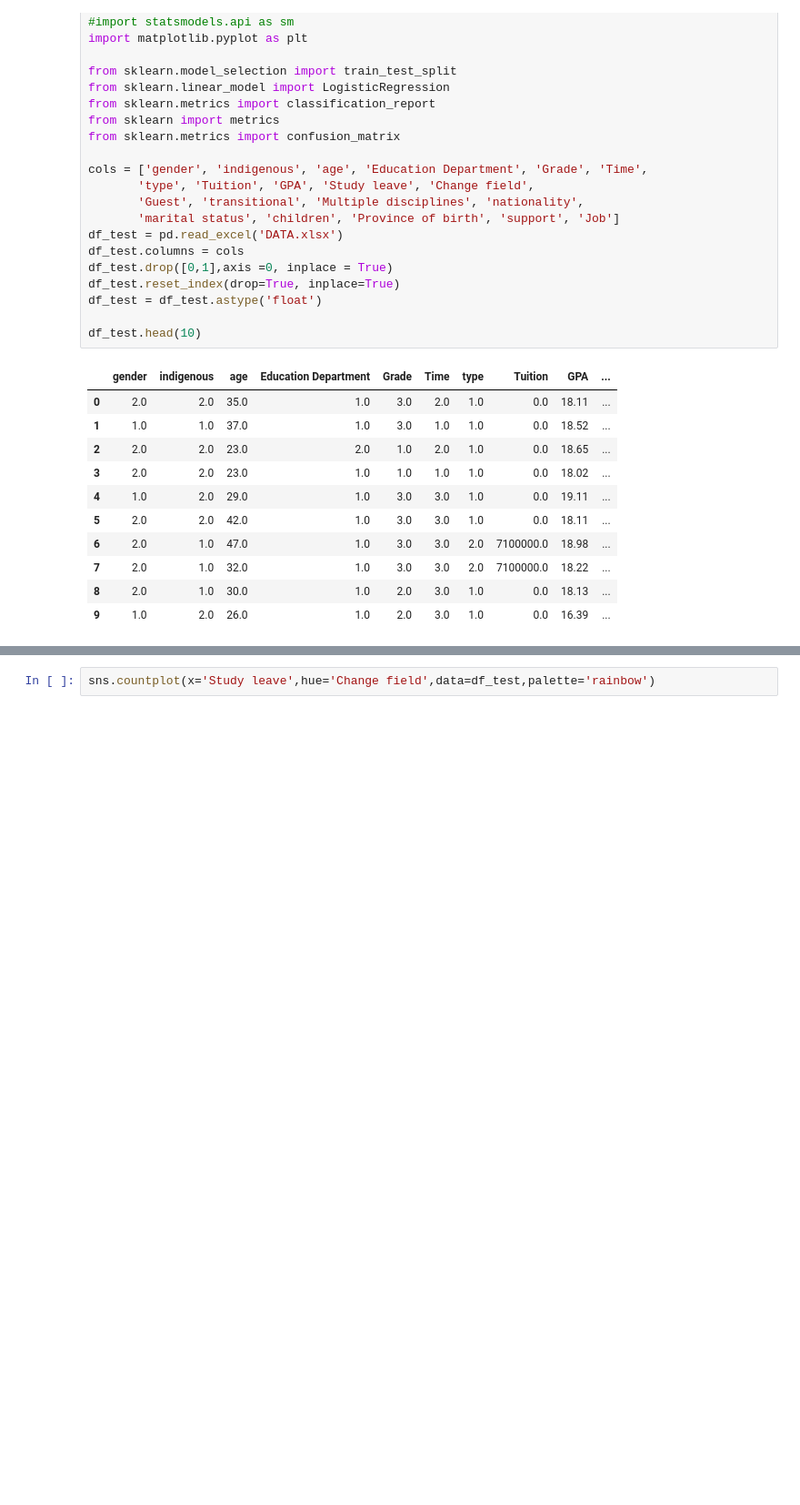
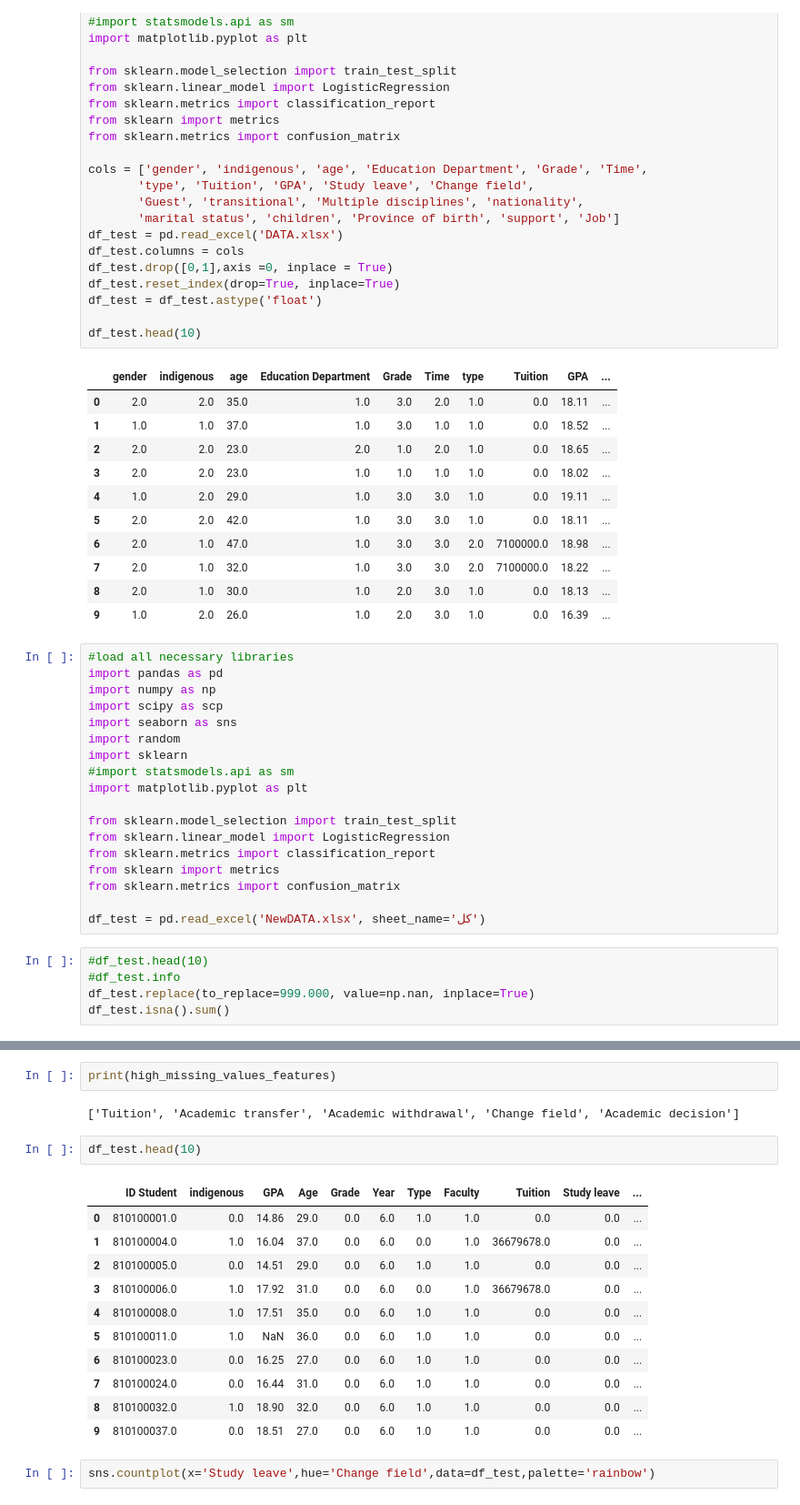
Before and after one commit to mghasemi19/ML_EconEduc, a Jupyter notebook: 04-Multinomial Regression.ipynb, the cells around one changed output, grey strips where cells are left out. Shown at 91% size. Drawn from its saved outputs; the diff is of its cells as text; blank space fills up the shorter version.

Commit message:
Add new Data and edit ipynb

```diff
--- a/04-Multinomial Regression.ipynb
+++ b/04-Multinomial Regression.ipynb
@@ -38,3 +38,26 @@ df_test.head(10)
 | 7 | 2.0 | 1.0 | 32.0 | 1.0 | 3.0 | 3.0 | 2.0 | 7100000.0 | 18.22 | ... |
 | 8 | 2.0 | 1.0 | 30.0 | 1.0 | 2.0 | 3.0 | 1.0 | 0.0 | 18.13 | ... |
 | 9 | 1.0 | 2.0 | 26.0 | 1.0 | 2.0 | 3.0 | 1.0 | 0.0 | 16.39 | ... |
+# %%
+#load all necessary libraries
+import pandas as pd
+import numpy as np
+import scipy as scp
+import seaborn as sns
+import random
+import sklearn
+#import statsmodels.api as sm
+import matplotlib.pyplot as plt
+
+from sklearn.model_selection import train_test_split
+from sklearn.linear_model import LogisticRegression
+from sklearn.metrics import classification_report
+from sklearn import metrics
+from sklearn.metrics import confusion_matrix
+
+df_test = pd.read_excel('NewDATA.xlsx', sheet_name='کل')
+# %%
+#df_test.head(10)
+#df_test.info
+df_test.replace(to_replace=999.000, value=np.nan, inplace=True)
+df_test.isna().sum()
@@ -41,3 +106,21 @@ df_test.head(10)
+# %%
+print(high_missing_values_features)
+# %% [output]
+['Tuition', 'Academic transfer', 'Academic withdrawal', 'Change field', 'Academic decision']
+# %%
+df_test.head(10)
+# %% [output]
+|  | ID Student | indigenous | GPA | Age | Grade | Year | Type | Faculty | Tuition | Study leave | ... |
+| 0 | 810100001.0 | 0.0 | 14.86 | 29.0 | 0.0 | 6.0 | 1.0 | 1.0 | 0.0 | 0.0 | ... |
+| 1 | 810100004.0 | 1.0 | 16.04 | 37.0 | 0.0 | 6.0 | 0.0 | 1.0 | 36679678.0 | 0.0 | ... |
+| 2 | 810100005.0 | 0.0 | 14.51 | 29.0 | 0.0 | 6.0 | 1.0 | 1.0 | 0.0 | 0.0 | ... |
+| 3 | 810100006.0 | 1.0 | 17.92 | 31.0 | 0.0 | 6.0 | 0.0 | 1.0 | 36679678.0 | 0.0 | ... |
+| 4 | 810100008.0 | 1.0 | 17.51 | 35.0 | 0.0 | 6.0 | 1.0 | 1.0 | 0.0 | 0.0 | ... |
+| 5 | 810100011.0 | 1.0 | NaN | 36.0 | 0.0 | 6.0 | 1.0 | 1.0 | 0.0 | 0.0 | ... |
+| 6 | 810100023.0 | 0.0 | 16.25 | 27.0 | 0.0 | 6.0 | 1.0 | 1.0 | 0.0 | 0.0 | ... |
+| 7 | 810100024.0 | 0.0 | 16.44 | 31.0 | 0.0 | 6.0 | 1.0 | 1.0 | 0.0 | 0.0 | ... |
+| 8 | 810100032.0 | 1.0 | 18.90 | 32.0 | 0.0 | 6.0 | 1.0 | 1.0 | 0.0 | 0.0 | ... |
+| 9 | 810100037.0 | 0.0 | 18.51 | 27.0 | 0.0 | 6.0 | 1.0 | 1.0 | 0.0 | 0.0 | ... |
 # %%
 sns.countplot(x='Study leave',hue='Change field',data=df_test,palette='rainbow')
 # %% [output]
```
Also changed, not shown: parts of 2 cells of this notebook, 1 other file.
